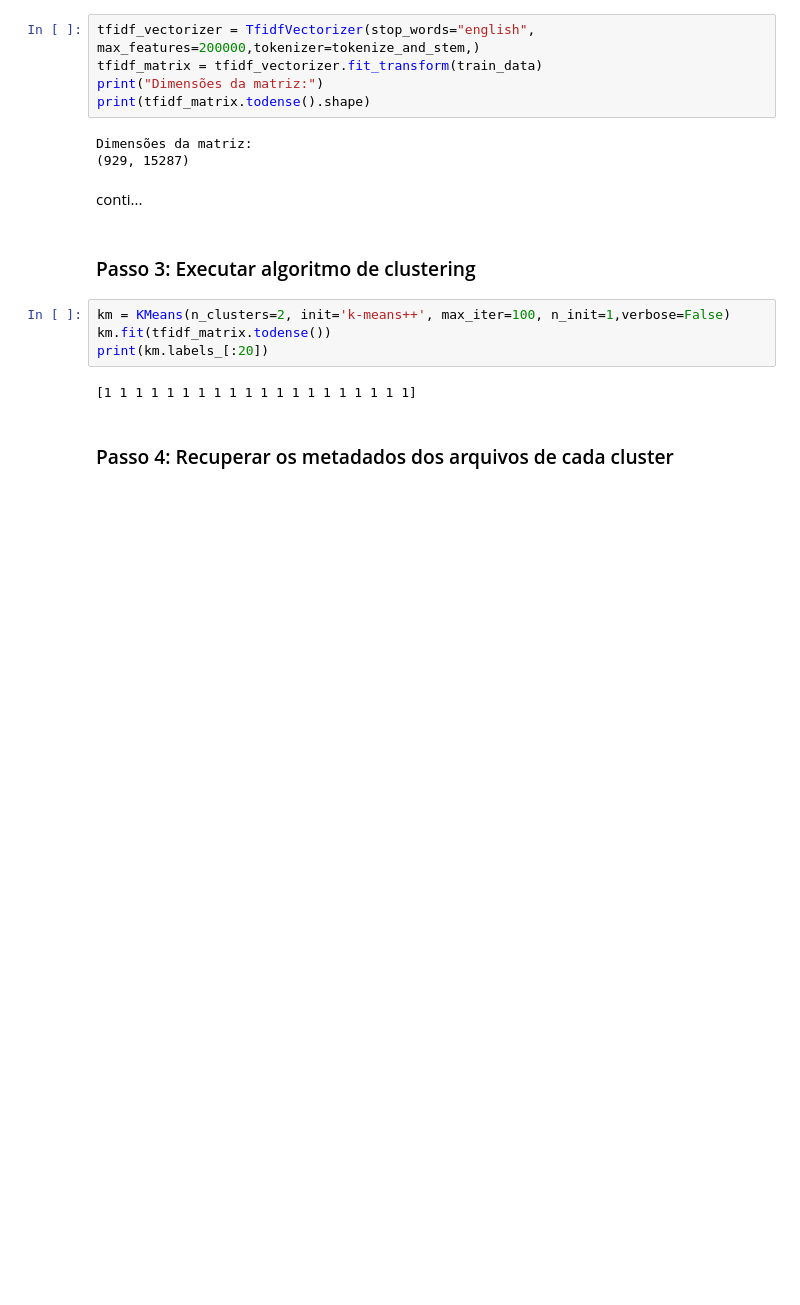
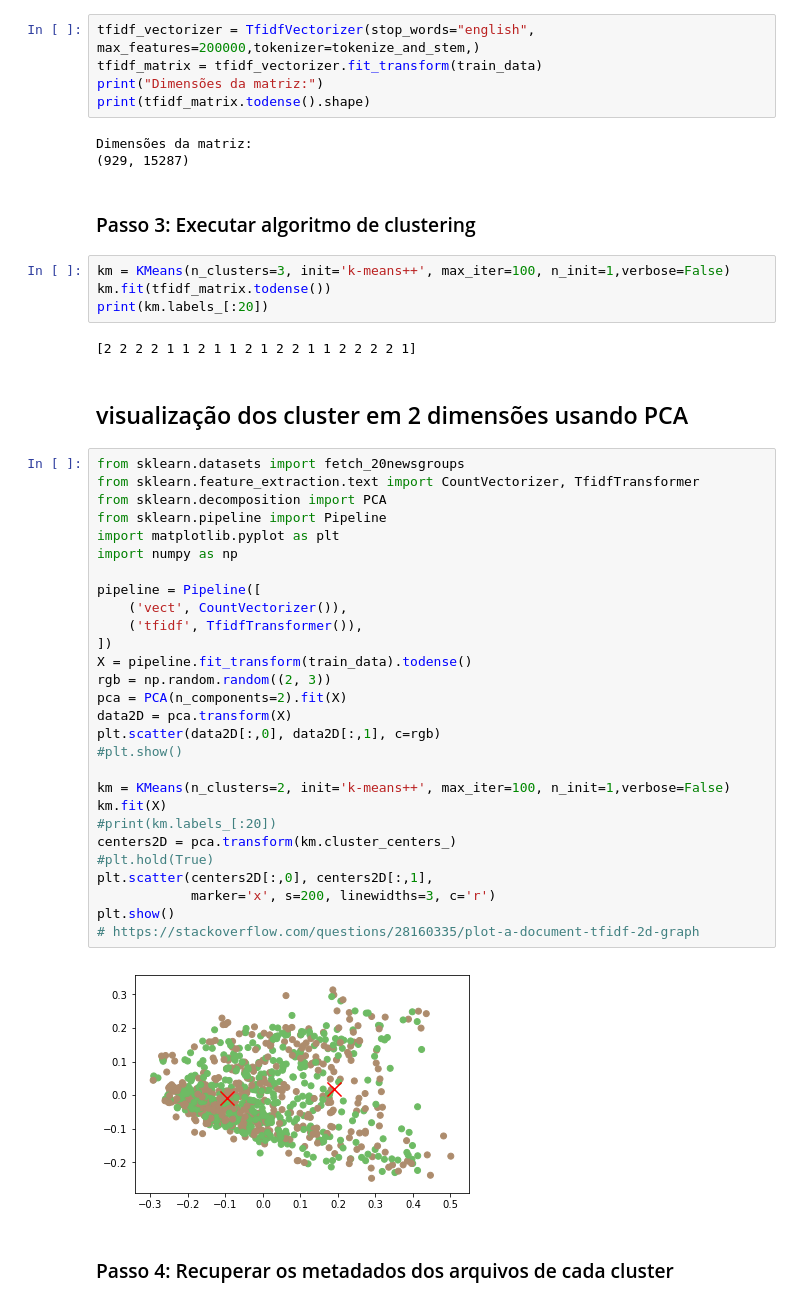
Before and after one commit to DanielJunior/EScienceCourse, a Jupyter notebook: From unstructered data to it Provenance.ipynb, the cells around one changed output. Cells and saved outputs as stored; diff of their text form; blank space fills up the shorter version.

```diff
--- a/From unstructered data to it Provenance.ipynb
+++ b/From unstructered data to it Provenance.ipynb
@@ -112,16 +112,46 @@ print(tfidf_matrix.todense().shape)
 # %% [output]
 Dimensões da matriz:
 (929, 15287)
-# %% [markdown]
-conti...
 # %% [markdown]
 ### Passo 3: Executar algoritmo de clustering
 # %%
-km = KMeans(n_clusters=2, init='k-means++', max_iter=100, n_init=1,verbose=False)
+km = KMeans(n_clusters=3, init='k-means++', max_iter=100, n_init=1,verbose=False)
 km.fit(tfidf_matrix.todense())
 print(km.labels_[:20])
 # %% [output]
-[1 1 1 1 1 1 1 1 1 1 1 1 1 1 1 1 1 1 1 1]
+[2 2 2 2 1 1 2 1 1 2 1 2 2 1 1 2 2 2 2 1]
+# %% [markdown]
+## visualização dos cluster em 2 dimensões usando PCA
+# %%
+from sklearn.datasets import fetch_20newsgroups
+from sklearn.feature_extraction.text import CountVectorizer, TfidfTransformer
+from sklearn.decomposition import PCA
+from sklearn.pipeline import Pipeline
+import matplotlib.pyplot as plt
+import numpy as np
+
+pipeline = Pipeline([
+    ('vect', CountVectorizer()),
+    ('tfidf', TfidfTransformer()),
+])
+X = pipeline.fit_transform(train_data).todense()
+rgb = np.random.random((2, 3))
+pca = PCA(n_components=2).fit(X)
+data2D = pca.transform(X)
+plt.scatter(data2D[:,0], data2D[:,1], c=rgb)
+#plt.show()
+
+km = KMeans(n_clusters=2, init='k-means++', max_iter=100, n_init=1,verbose=False)
+km.fit(X)
+#print(km.labels_[:20])
+centers2D = pca.transform(km.cluster_centers_)
+#plt.hold(True)
+plt.scatter(centers2D[:,0], centers2D[:,1],
+            marker='x', s=200, linewidths=3, c='r')
+plt.show()
+# https://stackoverflow.com/questions/28160335/plot-a-document-tfidf-2d-graph
+# %% [output]
+[figure, added]
 # %% [markdown]
 ### Passo 4: Recuperar os metadados dos arquivos de cada cluster
 # %%
```
Also changed, not shown: parts of 2 cells of this notebook.
